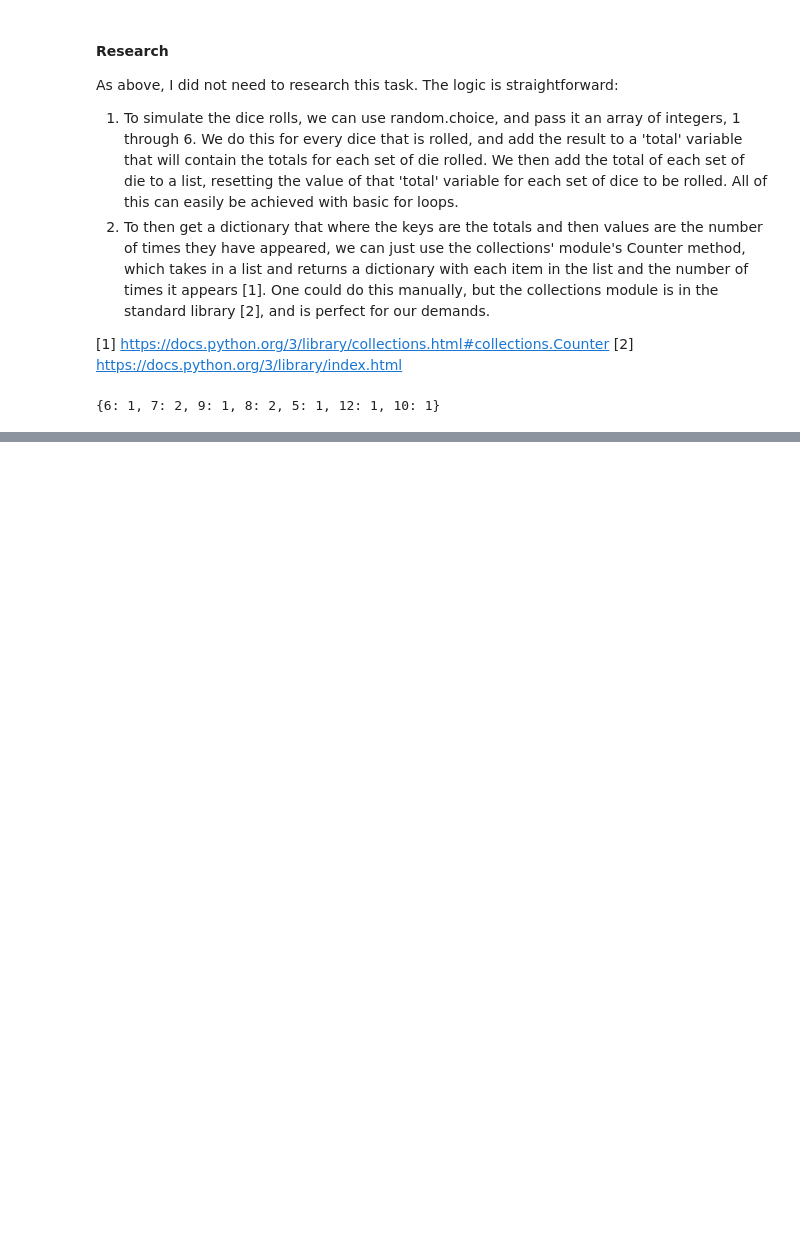
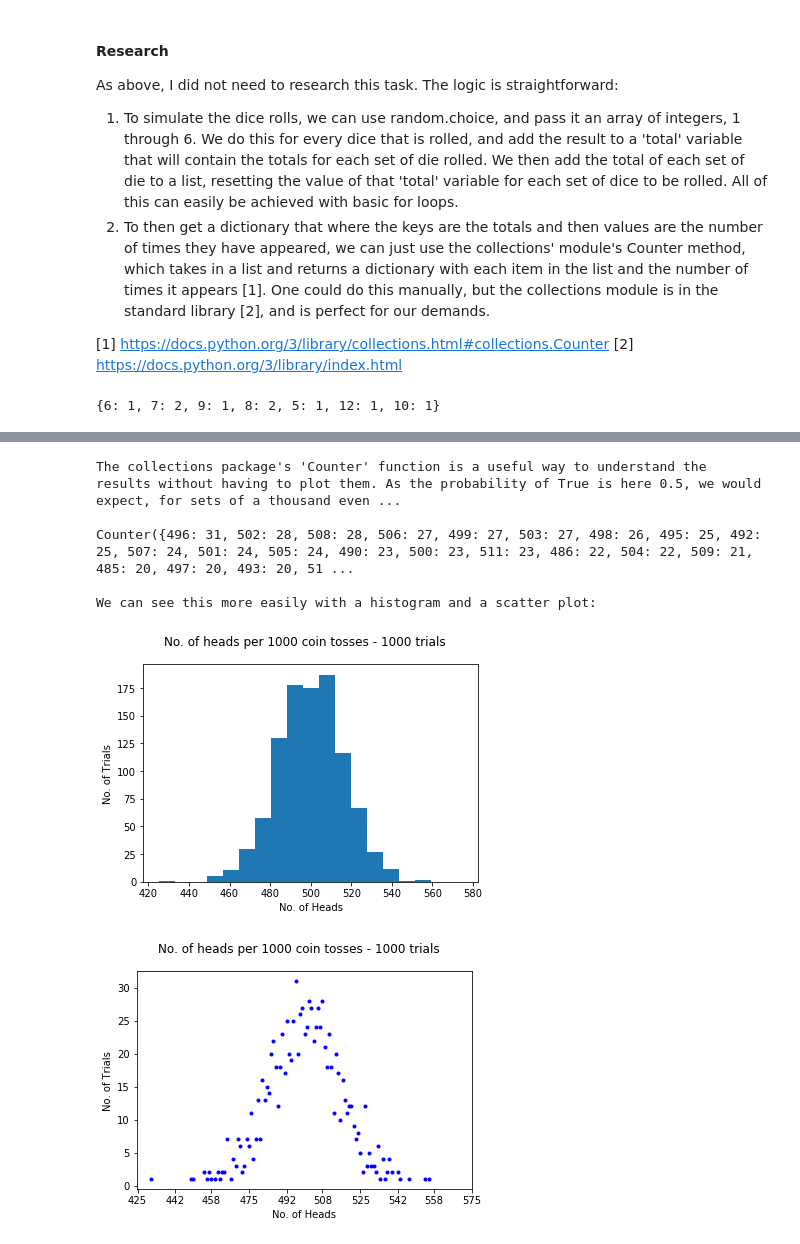
Before and after one commit to ashleycampion/GMIT_fundamentals_of_data_analysis_module, a Jupyter notebook: Tasks.ipynb, the cells around one changed output, grey strips where cells are left out. Drawn from its saved outputs; the diff is of its cells as text; code cells hidden in the pictures; blank space fills up the shorter version.

```diff
--- a/Tasks.ipynb
+++ b/Tasks.ipynb
@@ -67,0 +87,51 @@ dicerolls(2,9) # test
+# %%
+import matplotlib.pyplot as plt
+import numpy as np
+from collections import Counter
+
+#rng = np.random.default_rng()
+#n, p = 1000, .5  # number of trials, probability of each trial
+#binom = rng.binomial(n, p, 1000) # 10000 represents the number of sets of trials
+
+# the below may take a few seconds to run
+binom = []
+for i in range(1000):
+    temp = 0
+    for i in range(1000):
+        temp += np.random.choice([0,1])
+    binom.append(temp)
+
+
+print("The collections package's 'Counter' function is a useful way \
+to understand the results without having to plot them. \
+As the probability of True is here 0.5, we would expect, for sets of a thousand \
+events \(i.e. a thousand coin tosses\), that our most frequently \
+resulting numbers would be close to 500.\n")
+print(Counter(binom))
+
+print("\nWe can see this more easily with a histogram and a scatter plot:")
+
+fig, ax = plt.subplots()
+plt.suptitle("No. of heads per 1000 coin tosses - 1000 trials")
+plt.hist(binom, bins=np.linspace(425,575,20))
+ax.set_ylabel("No. of Trials")
+ax.set_xlabel("No. of Heads")
+
+plt.show()
+
+fig, ax = plt.subplots()
+plt.suptitle("No. of heads per 1000 coin tosses - 1000 trials")
+labels, counts = np.unique(binom, return_counts=True)
+ax.plot(labels, counts, 'b.')
+ax.set_ylabel("No. of Trials")
+ax.set_xlabel("No. of Heads")
+plt.gca().set_xticks(np.linspace(425,575,10).round())
+plt.show()
+# %% [output]
+The collections package's 'Counter' function is a useful way to understand the results without having to plot them. As the probability of True is here 0.5, we would expect, for sets of a thousand even ...
+
+Counter({496: 31, 502: 28, 508: 28, 506: 27, 499: 27, 503: 27, 498: 26, 495: 25, 492: 25, 507: 24, 501: 24, 505: 24, 490: 23, 500: 23, 511: 23, 486: 22, 504: 22, 509: 21, 485: 20, 497: 20, 493: 20, 51 ...
+
+We can see this more easily with a histogram and a scatter plot:
+[figure, added]
+[figure, added]
```
Also changed, not shown: parts of 5 cells of this notebook.
